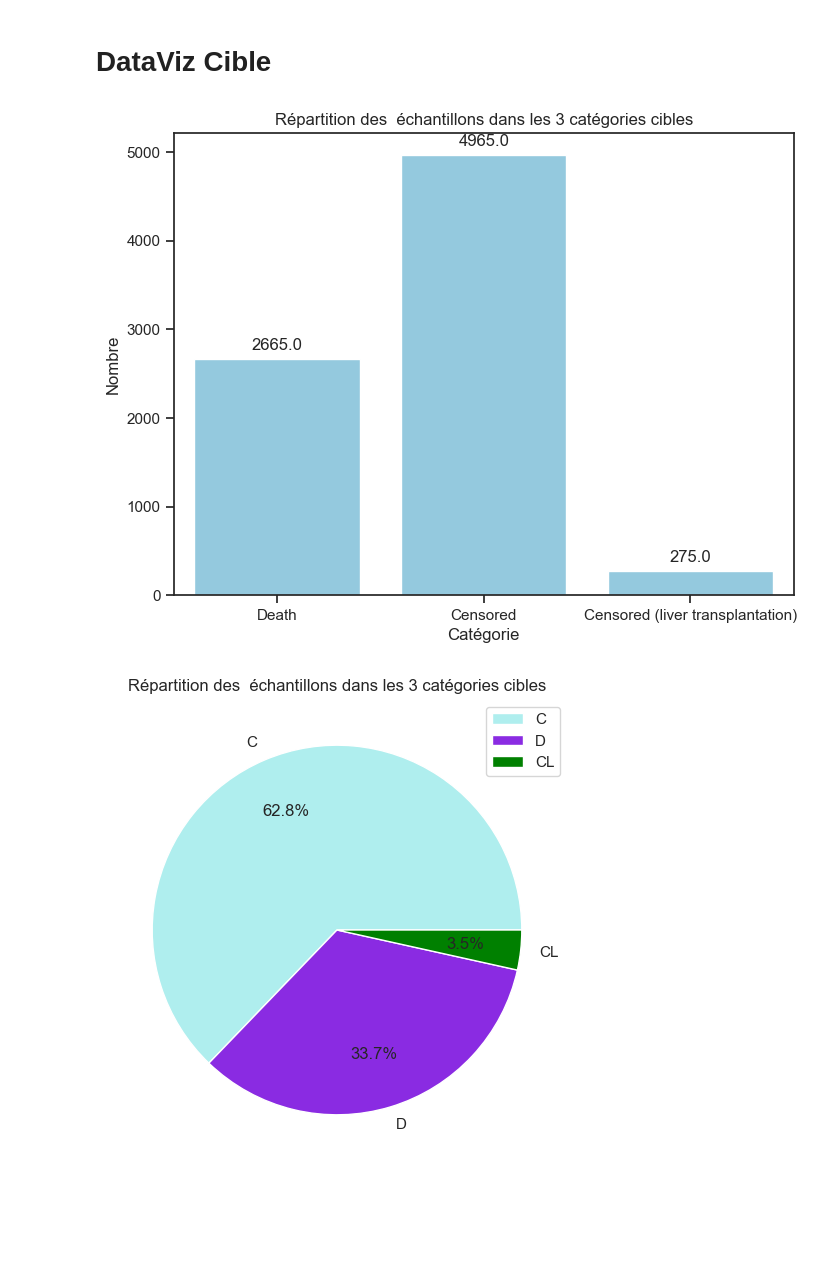
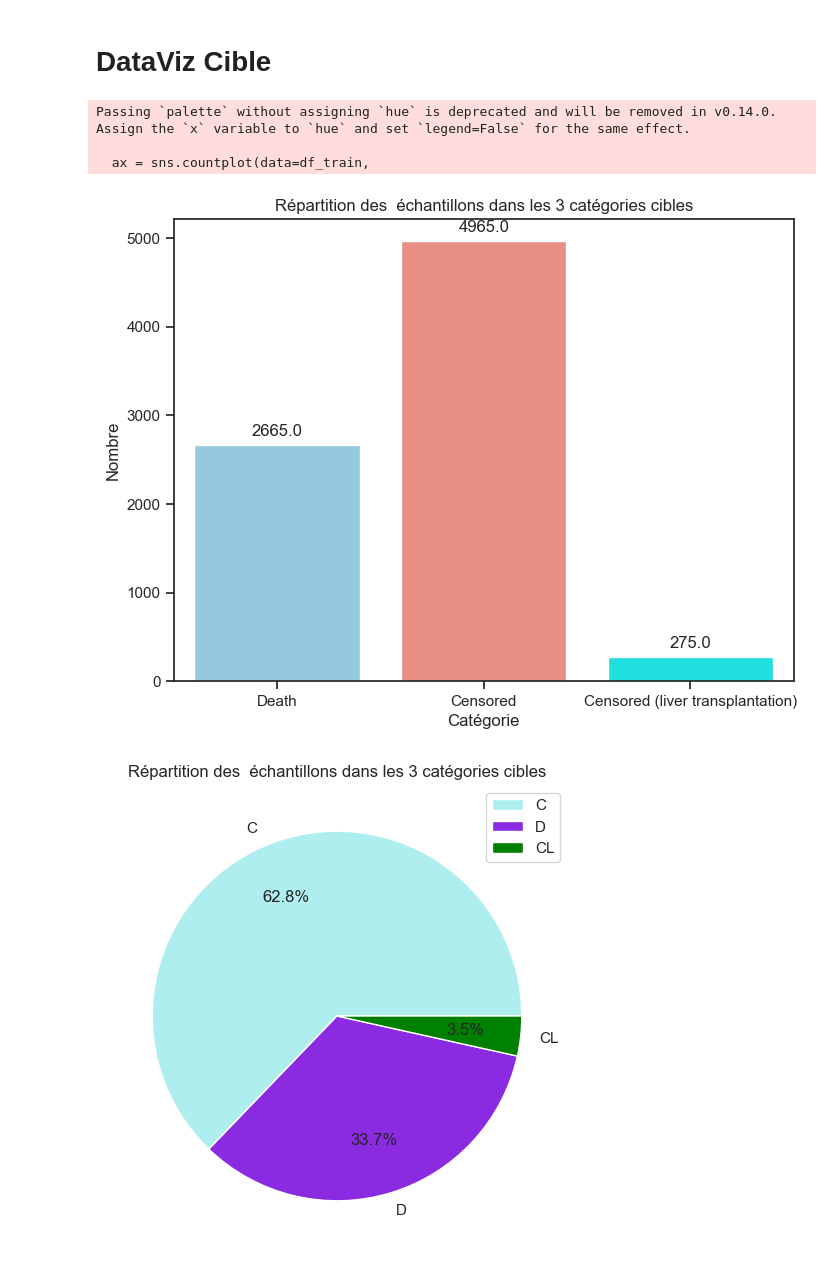
Before and after one commit to Belette73/Prediction-of-Cirrhosis-Outcomes, a Jupyter notebook: fred/Data Exploration2.ipynb, the cells around one changed output. Cells and saved outputs as stored; diff of their text form; code cells hidden in the pictures; blank space fills up the shorter version.

```diff
--- a/fred/Data Exploration2.ipynb
+++ b/fred/Data Exploration2.ipynb
@@ -190,10 +202,17 @@ cat_cols
 # %%
 # Affichage des diagrammes en barres pour la variable 'stage
+sns.set_theme(context='talk', style='whitegrid') # Le contexte 'talk' est mieux pour les grands graphiques,
+#style='whitegrid' pour les ligne sen arrière plan
+
+# Diagramme en barres pour la Variable Stage
 plt.figure(figsize=(12, 4))
+plt.subplot(1, 1, 1)
+ax = sns.countplot(data=df_train, x = 'Stage',
+                   #color='goldenrod',
+                   palette = sns.color_palette("bright", 3), #utilisation d'une paletet de couleurs
+                   hue='Status'
+)
 
-# Diagramme en barres pour la Catégorie 1
-plt.subplot(1, 1, 1)
-ax = sns.countplot(data=df_train, x = 'Stage', color='goldenrod')
 plt.title('Répartition des  échantillons dans les catégories de la variable Stage')
 plt.xlabel('Catégorie')
 ax.set_xticklabels(labels=df_train['Stage'].unique(),horizontalalignment='right')
@@ -204,3 +222,0 @@ Text(0, 0.5, 'Nombre')
-# %%
-#cast
-df_train['Stage']=df_train['Stage'].astype('object')
@@ -209,22 +227,28 @@ df_train['Stage']=df_train['Stage'].astype('object')
 # %%
 sns.set_theme(style="ticks")
 
 # Affichage des diagrammes en barres pour chaque variable catégorielle
 plt.figure(figsize=(8,6))
 
 # Diagramme en barres pour la Catégorie 1
 plt.subplot(1, 1, 1)
-ax = sns.countplot(data=df_train, x = target, color='skyblue')
+ax = sns.countplot(data=df_train,
+                   x = target,
+                   palette=['skyblue','salmon','aqua'] #utilisation d'une palette sous forme de liste plutôt qu'une couleur simple
+                  )
 plt.title('Répartition des  échantillons dans les 3 catégories cibles')
 plt.xlabel('Catégorie')
 ax.set_xticks([0,1,2])
 ax.set_xticklabels(labels=['Death','Censored','Censored (liver transplantation)'],horizontalalignment='center')
 plt.ylabel('Nombre')
 for p in ax.patches:
             ax.annotate(f'{round(p.get_height(),1)}', (p.get_x() + p.get_width() / 2., round(p.get_height(),1)),
             ha='center', va='center', xytext=(0, 10), textcoords='offset points')
 # %% [output]
+Passing `palette` without assigning `hue` is deprecated and will be removed in v0.14.0. Assign the `x` variable to `hue` and set `legend=False` for the same effect.
+
+  ax = sns.countplot(data=df_train,
-[figure, old version]
+[figure, new version]
 # %%
 import matplotlib.pyplot as plt
 plt.figure(figsize=(6,6))
```
Also changed, not shown: parts of 24 cells of this notebook, 2 other files.
